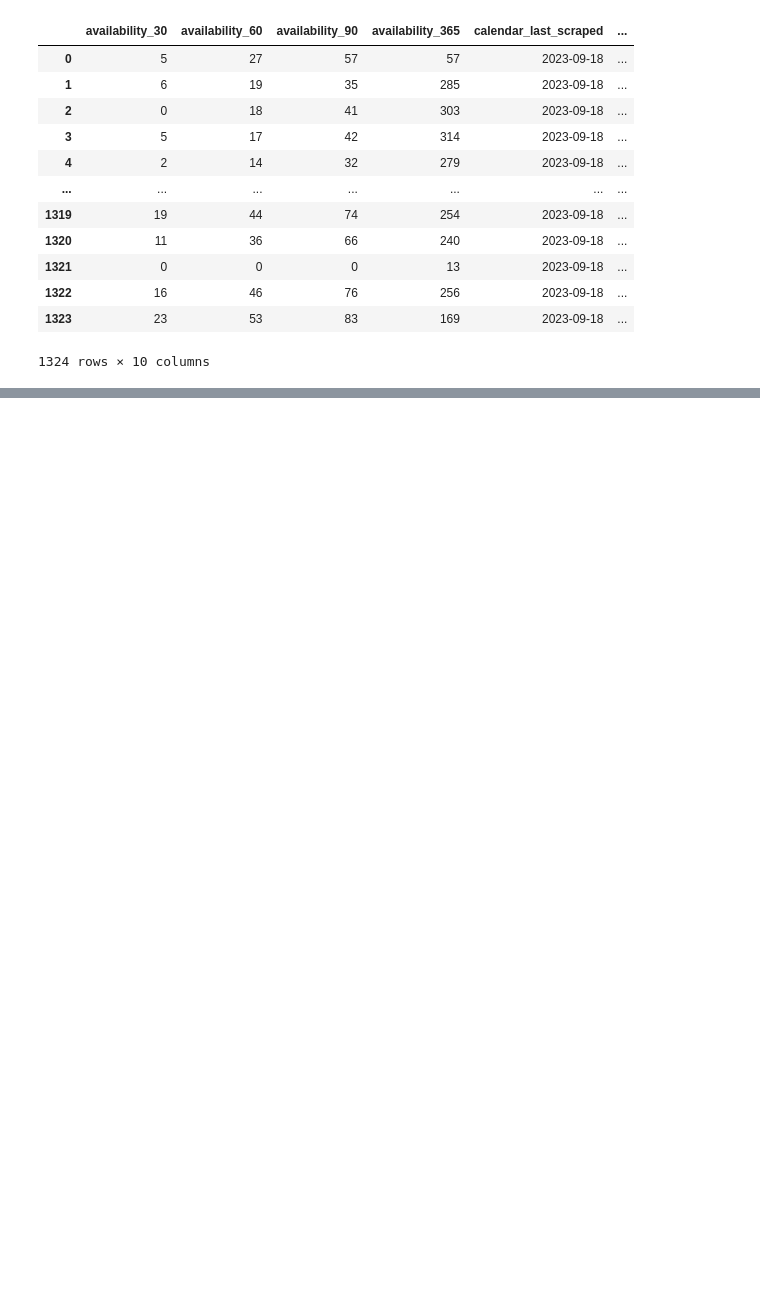
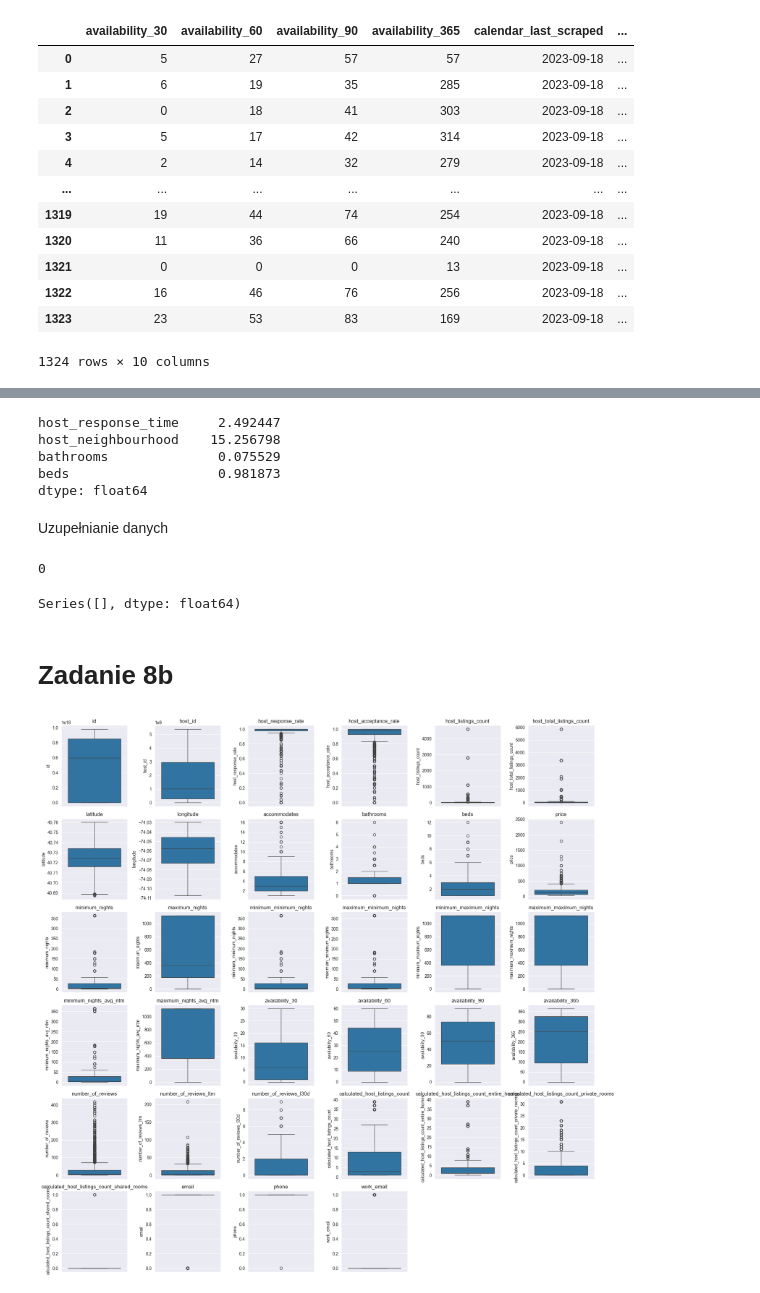
Before and after one commit to KaroIex/New-Jersey, a Jupyter notebook: New Jersey.ipynb, the cells around one changed output, grey strips where cells are left out. Cells and saved outputs as stored; diff of their text form; code cells hidden in the pictures; blank space fills up the shorter version.

```diff
--- a/New Jersey.ipynb
+++ b/New Jersey.ipynb
@@ -664,0 +705,3 @@ data['last_review'] = pd.to_datetime(data['last_review'], errors='coerce')
+# %%
+data['license'] = data['license'].astype('string')
+data['instant_bookable'] = data['instant_bookable'].replace({'t': True, 'f': False}).astype(bool)
@@ -664,0 +914,5 @@ data['last_review'] = pd.to_datetime(data['last_review'], errors='coerce')
+# %%
+missing_values_percentage_remaining = data.isnull().mean() * 100
+missing_values_percentage_remaining = missing_values_percentage_remaining[missing_values_percentage_remaining > 0]
+
+missing_values_percentage_remaining
@@ -664,0 +928,9 @@ data['last_review'] = pd.to_datetime(data['last_review'], errors='coerce')
+# %%
+data['description'].fillna('', inplace=True)
+
+columns_to_drop_due_to_missing_values = missing_values_percentage_remaining[missing_values_percentage_remaining > 20].index.tolist()
+
+data.drop(columns=columns_to_drop_due_to_missing_values, inplace=True)
+
+for column in ['host_response_rate', 'host_acceptance_rate']:
+    data[column].fillna(data[column].median(), inplace=True)
@@ -664,0 +953,46 @@ data['last_review'] = pd.to_datetime(data['last_review'], errors='coerce')
+# %%
+missing_values_percentage_remaining = data.isnull().mean() * 100
+missing_values_percentage_remaining = missing_values_percentage_remaining[missing_values_percentage_remaining > 0]
+missing_values_percentage_remaining
+# %% [output]
+host_response_time     2.492447
+host_neighbourhood    15.256798
+bathrooms              0.075529
+beds                   0.981873
+dtype: float64
+# %% [markdown]
+Uzupełnianie danych
+# %%
+data['host_response_time'].fillna(data['host_response_time'].mode()[0], inplace=True)
+data['bathrooms'].fillna(data['bathrooms'].median(), inplace=True)
+data['beds'].fillna(data['beds'].median(), inplace=True)
+data['host_neighbourhood'].fillna(data['host_neighbourhood'].mode()[0], inplace=True)
+missing_values_final_check = data.isnull().sum().max()
+missing_values_final_check
+# %% [output]
+0
+# %%
+missing_values_percentage_remaining = data.isnull().mean() * 100
+missing_values_percentage_remaining = missing_values_percentage_remaining[missing_values_percentage_remaining > 0]
+missing_values_percentage_remaining
+# %% [output]
+Series([], dtype: float64)
+# %% [markdown]
+# Zadanie 8b
+# %%
+numerical_columns = data.select_dtypes(include=['number']).columns.tolist()
+
+num_numerical_columns = len(numerical_columns)
+
+num_rows = (num_numerical_columns - 1) // 6 + 1
+
+plt.figure(figsize=(18, 3 * num_rows))
+for i, column in enumerate(numerical_columns, 1):
+    plt.subplot(num_rows, 6, i)
+    sns.boxplot(data=data, y=column)
+    plt.title(column)
+
+plt.tight_layout()
+plt.show()
+# %% [output]
+[figure, added]
```
Also changed, not shown: parts of 63 cells of this notebook.
